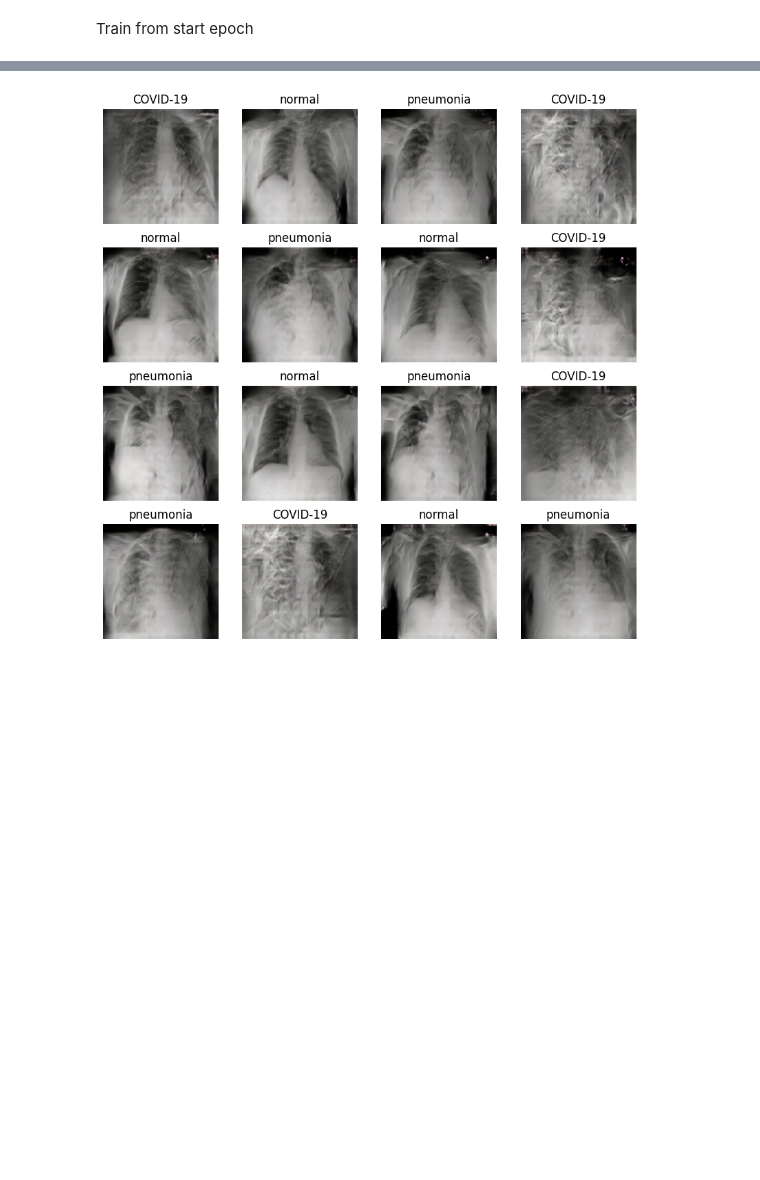
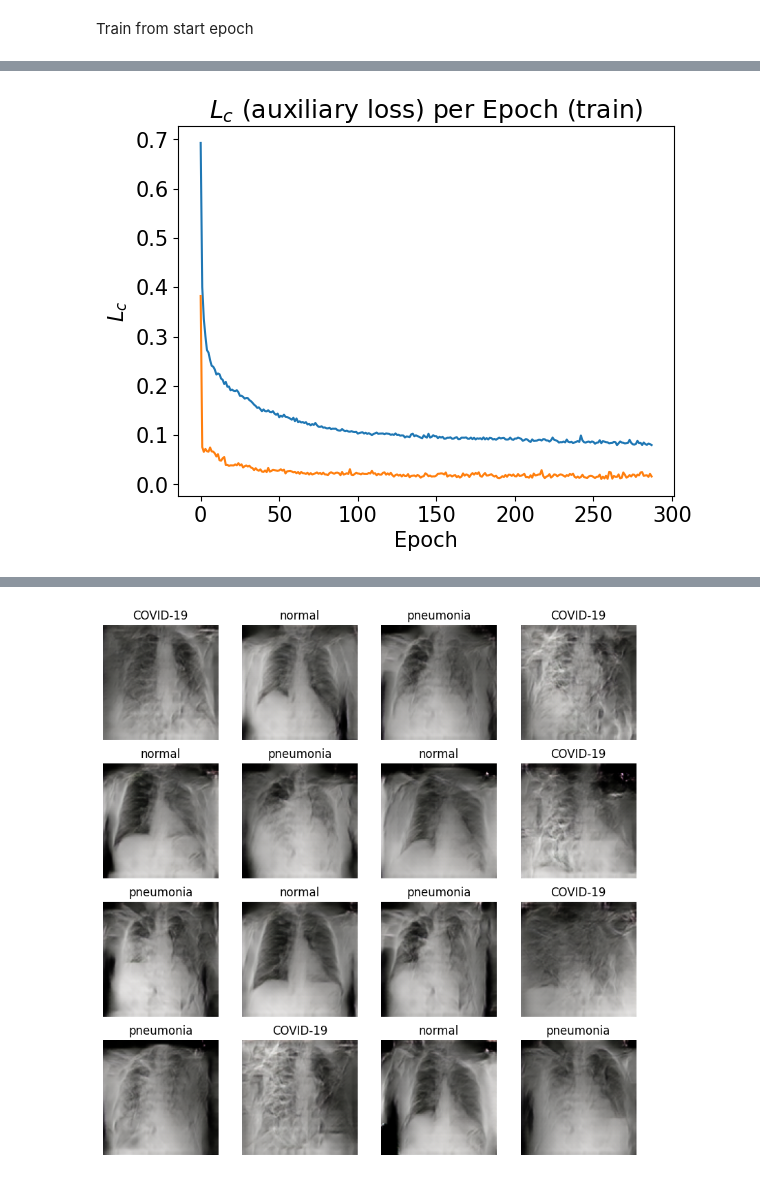
Before and after one commit to giocoal/CXR-ACGAN-chest-xray-generator-covid19-pneumonia, a Jupyter notebook: AC-cGAN.ipynb, the cells around one changed output, grey strips where cells are left out. Saved outputs shown, nothing was run; the diff lists cells and outputs as text; code cells hidden in the pictures; blank space fills up the shorter version.

```diff
--- a/AC-cGAN.ipynb
+++ b/AC-cGAN.ipynb
@@ -1101,0 +1279,16 @@ Epoch 298 of 500, training ..
+# %%
+for p in ['train']:
+    for g in ['discriminator', 'generator']:
+        hist[p][g] = pd.DataFrame(hist[p][g], columns=['loss', 'source_loss', 'auxiliary_loss'])
+        plt.plot(hist[p][g]['auxiliary_loss'], label='{} ({})'.format(g, p))
+
+# get the NE and show as an equilibrium point
+#plt.hlines(-np.log(0.5), 0, hist[p][g]['source_loss'].shape[0], label='Nash Equilibrium', color='green')
+#plt.legend(['Discriminator', 'Generator'])
+plt.title(r'$L_c$ (auxiliary loss) per Epoch (train)')
+#plt.title(r'$L_c$ (auxiliary classifier loss) per Epoch (train)')
+plt.xlabel('Epoch')
+plt.ylabel(r'$L_c$')
+plt.show()
+# %% [output]
+[figure, added]
```
Also changed, not shown: parts of 61 cells of this notebook, 12 other files.
